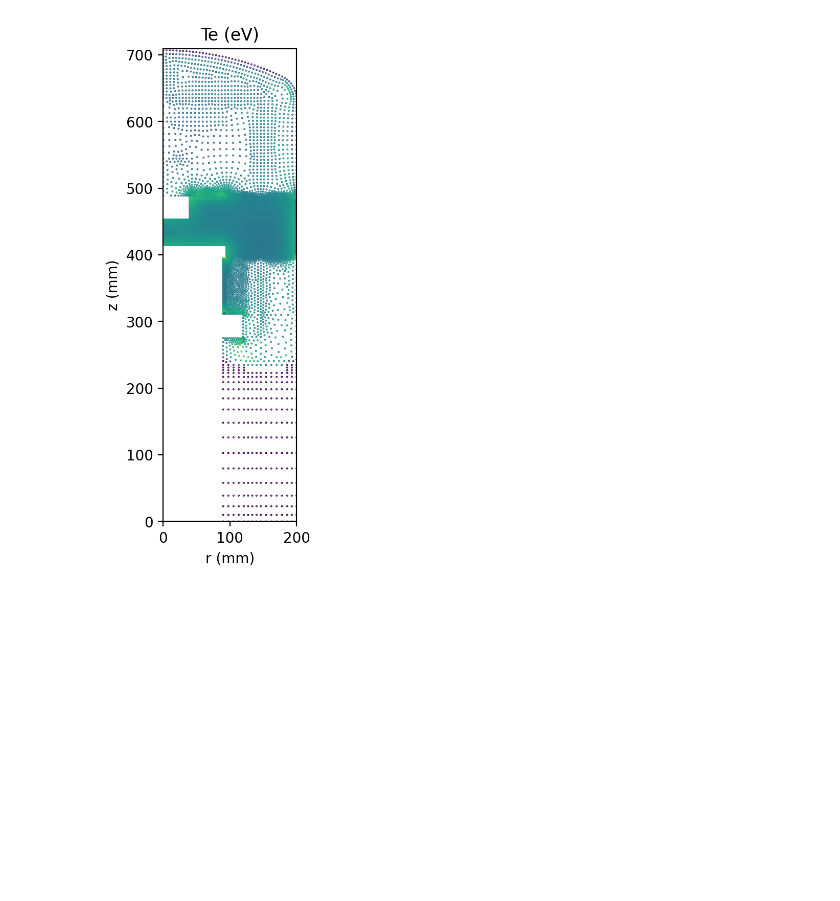
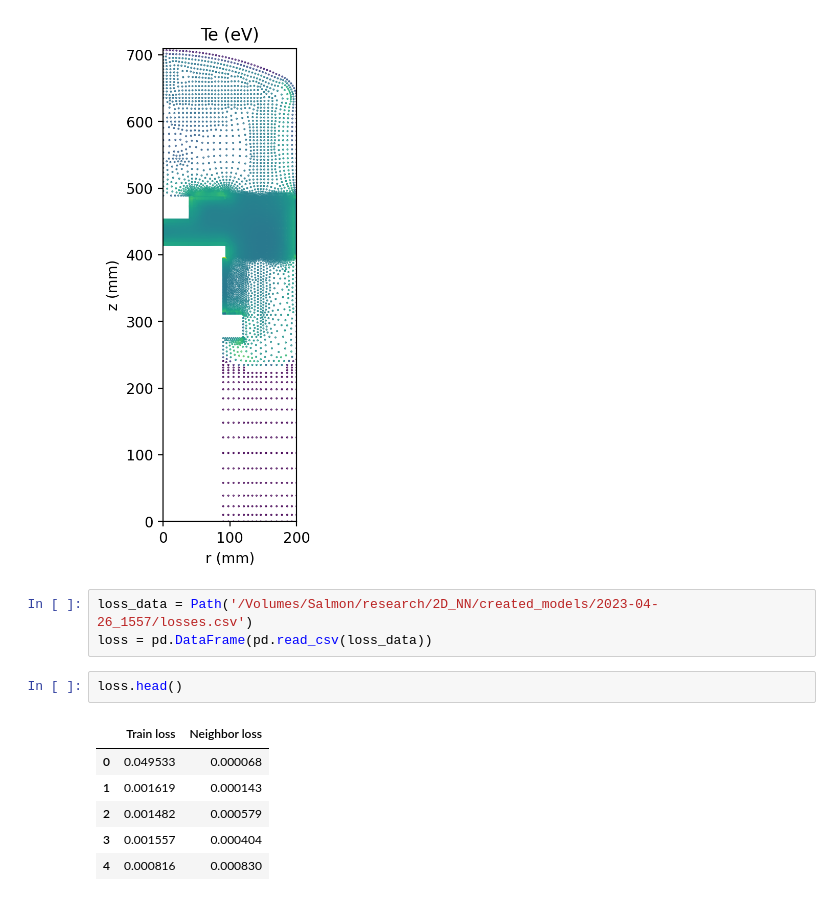
Before and after one commit to jarltc/2d-discharge-nn, a Jupyter notebook: data-vis.ipynb, the cells around one changed output. Drawn from its saved outputs; the diff is of its cells as text; blank space fills up the shorter version.

```diff
--- a/data-vis.ipynb
+++ b/data-vis.ipynb
@@ -63,3 +64,15 @@ ax.set_xlim(0, 200)
 fig.savefig('/Users/jarl/Documents/阪大/research/ICDDPS-4/poster/mesh.png', bbox_inches='tight', dpi=300)
 # %% [output]
 [figure]
+# %%
+loss_data = Path('/Volumes/Salmon/research/2D_NN/created_models/2023-04-26_1557/losses.csv')
+loss = pd.DataFrame(pd.read_csv(loss_data))
+# %%
+loss.head()
+# %% [output]
+|  | Train loss | Neighbor loss |
+| 0 | 0.049533 | 0.000068 |
+| 1 | 0.001619 | 0.000143 |
+| 2 | 0.001482 | 0.000579 |
+| 3 | 0.001557 | 0.000404 |
+| 4 | 0.000816 | 0.000830 |
```
Also changed, not shown: parts of 3 cells of this notebook, 5 other files.
